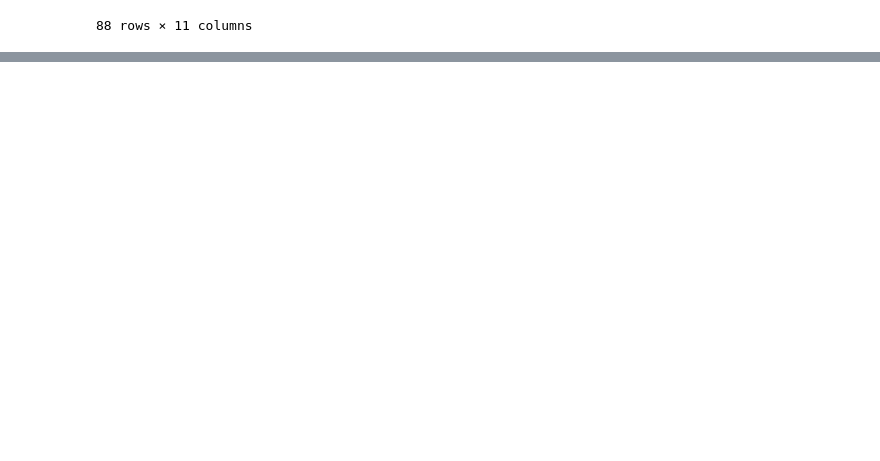
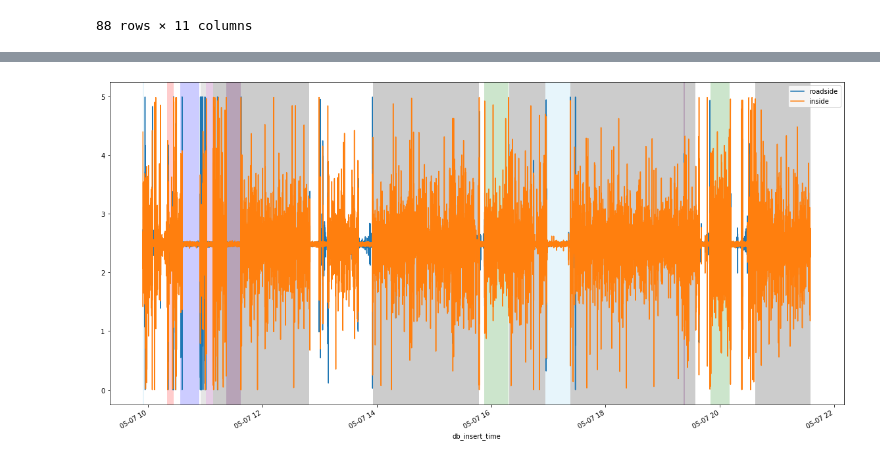
Before and after one commit to HeesukSon/home-sensor-project, a Jupyter notebook: server-notebook/iot-data-visualize.ipynb, the cells around one changed output, grey strips where cells are left out. Saved outputs shown, nothing was run; the diff lists cells and outputs as text; code cells hidden in the pictures; blank space fills up the shorter version.

```diff
--- a/server-notebook/iot-data-visualize.ipynb
+++ b/server-notebook/iot-data-visualize.ipynb
@@ -193,0 +206,7 @@ df.sort_values(by=['db_insert_time'])
+# %%
+t = '2020-05-07 21:45:00'
+act = 'work'
+start = 'end'
+#start = 'end'
+#%sql INSERT INTO user_activity (db_insert_time, room, data_gen_time, activity, start_end) VALUES (now(), 'hroom', '2020-05-07 11:01:00', 'personal_hygiene', 'end')
+%sql INSERT INTO user_activity (db_insert_time, room, data_gen_time, activity, start_end) VALUES (now(), 'hroom', '{t}', '{act}', '{start}')
@@ -193,0 +259,12 @@ df.sort_values(by=['db_insert_time'])
+# %%
+hroom1_result = %sql SELECT * FROM sensor_data WHERE db_insert_time > now() - interval '{target_period}' AND room = 'hroom-1'
+hroom2_result = %sql SELECT * FROM sensor_data WHERE db_insert_time > now() - interval '{target_period}' AND room = 'hroom-2'
+sensor_df1 = hroom1_result.DataFrame()
+sensor_df2 = hroom2_result.DataFrame()
+sensor_df1.sort_values('db_insert_time', ascending = True, inplace = True)
+sensor_df2.sort_values('db_insert_time', ascending = True, inplace = True)
+
+act_result = %sql SELECT data_gen_time, activity, start_end FROM user_activity WHERE data_gen_time > now() - interval '{target_period}'
+act_df = act_result.DataFrame()
+act_df.sort_values('data_gen_time', ascending = True, inplace = True)
+sensor_df1
@@ -193,0 +291,58 @@ df.sort_values(by=['db_insert_time'])
+# %%
+ax = plt.gca()
+
+sensor_df1.plot(kind='line', x='db_insert_time', y=vis_target, ax=ax)
+sensor_df2.plot(kind='line', x='db_insert_time', y=vis_target, ax=ax)
+
+ax.legend(['roadside', 'inside'], loc='best')
+
+act_stack = {} # stack implemented as a dict which stores unclosed/unfinished activities to be visualized
+
+start_T = ''
+end_T = ''
+
+# converts numpy.datetime64 to datetime.
+# datetime is compatible with pandas.timestamp with timezone.
+def convT(T_dt64):
+    T_ts = (T_dt64 - np.datetime64('1970-01-01T00:00:00Z')) / np.timedelta64(1, 's')
+    return datetime.fromtimestamp(T_ts).astimezone(timezone('US/Eastern'))
+
+# visualize starts here
+for index, row in act_df.iterrows():
+    act = row['activity']
+
+    if row['start_end'] == 'start':
+        if act in act_stack.keys():
+            print('The given activity is already in the activity stack.') # error message
+        else:
+            act_stack[act] = {}
+
+            start_T = row['data_gen_time']
+
+            if index == 0: # if this is the last row
+                end_T = convT(sensor_df1.tail(1)['data_gen_time'].values[0])
+                ax.axvspan(start_T, end_T, facecolor=fc[act], alpha=0.2)
+                act_stack.pop(act)
+            else:
+                act_stack[act]['start_T'] = start_T
+    else: # row['start_end'] == 'end'
+        end_T = row['data_gen_time']
+
+        if act in act_stack.keys():
+            act_stack[act]['end_T'] = end_T
+            ax.axvspan(act_stack[act]['start_T'], act_stack[act]['end_T'], facecolor=fc[act], alpha=0.2)
+            act_stack.pop(act)
+        else:
+            if start_T == '':
+                start_T = convT(sensor_df1.head(1)['data_gen_time'].values[0])
+
+            ax.axvspan(start_T, end_T, facecolor=fc[act], alpha=0.2)
+
+if len(act_stack.keys()) != 0:
+    print("len(act_stack.keys()) = {}".format(len(act_stack.keys())))
+    print("act_stack = {}".format(str(act_stack)))
+
+plt.rcParams["figure.figsize"] = (20,10)
+plt.show()
+# %% [output]
+[figure, added]
```
Also changed, not shown: parts of 16 cells of this notebook.
